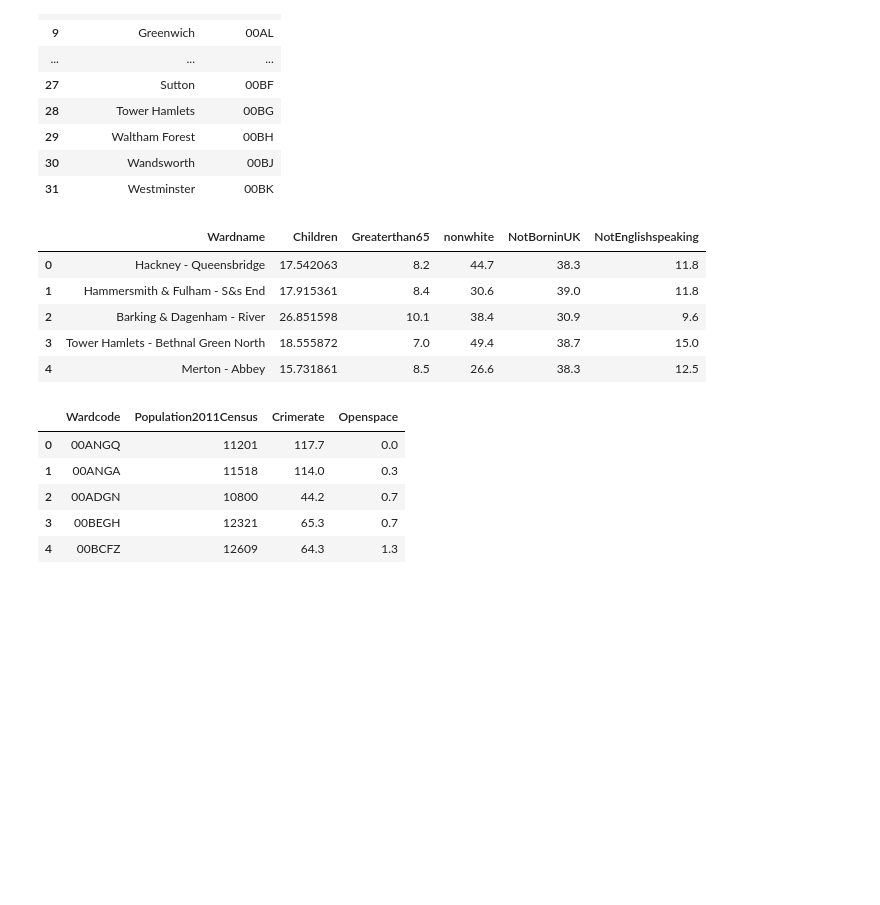
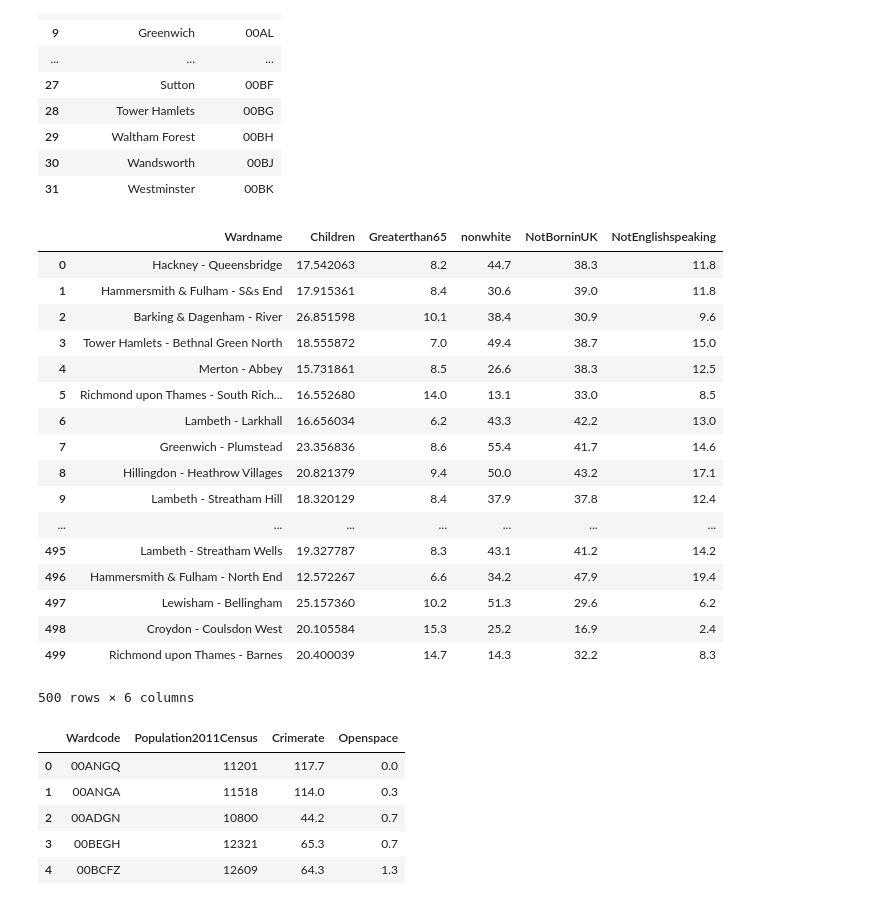
Before and after one commit to NathanKhadaroo/Group, a Jupyter notebook: group_task.ipynb, the cells around one changed output. Cells and saved outputs as stored; diff of their text form; code cells hidden in the pictures; blank space fills up the shorter version.

```diff
--- a/group_task.ipynb
+++ b/group_task.ipynb
@@ -58,14 +58,26 @@ district_codes.head(n=50)
 | 30 | Wandsworth | 00BJ |
 | 31 | Westminster | 00BK |
 # %%
-demo.head()
+demo.head(n = 500)
 # %% [output]
 |  | Wardname | Children | Greaterthan65 | nonwhite | NotBorninUK | NotEnglishspeaking |
 | 0 | Hackney - Queensbridge | 17.542063 | 8.2 | 44.7 | 38.3 | 11.8 |
 | 1 | Hammersmith & Fulham - S&s End | 17.915361 | 8.4 | 30.6 | 39.0 | 11.8 |
 | 2 | Barking & Dagenham - River | 26.851598 | 10.1 | 38.4 | 30.9 | 9.6 |
 | 3 | Tower Hamlets - Bethnal Green North | 18.555872 | 7.0 | 49.4 | 38.7 | 15.0 |
 | 4 | Merton - Abbey | 15.731861 | 8.5 | 26.6 | 38.3 | 12.5 |
+| 5 | Richmond upon Thames - South Rich... | 16.552680 | 14.0 | 13.1 | 33.0 | 8.5 |
+| 6 | Lambeth - Larkhall | 16.656034 | 6.2 | 43.3 | 42.2 | 13.0 |
+| 7 | Greenwich - Plumstead | 23.356836 | 8.6 | 55.4 | 41.7 | 14.6 |
+| 8 | Hillingdon - Heathrow Villages | 20.821379 | 9.4 | 50.0 | 43.2 | 17.1 |
+| 9 | Lambeth - Streatham Hill | 18.320129 | 8.4 | 37.9 | 37.8 | 12.4 |
+| ... | ... | ... | ... | ... | ... | ... |
+| 495 | Lambeth - Streatham Wells | 19.327787 | 8.3 | 43.1 | 41.2 | 14.2 |
+| 496 | Hammersmith & Fulham - North End | 12.572267 | 6.6 | 34.2 | 47.9 | 19.4 |
+| 497 | Lewisham - Bellingham | 25.157360 | 10.2 | 51.3 | 29.6 | 6.2 |
+| 498 | Croydon - Coulsdon West | 20.105584 | 15.3 | 25.2 | 16.9 | 2.4 |
+| 499 | Richmond upon Thames - Barnes | 20.400039 | 14.7 | 14.3 | 32.2 | 8.3 |
+500 rows × 6 columns
 # %%
 environment.head()
 # %% [output]
```
Also changed, not shown: parts of 10 cells of this notebook, 1 other file.
